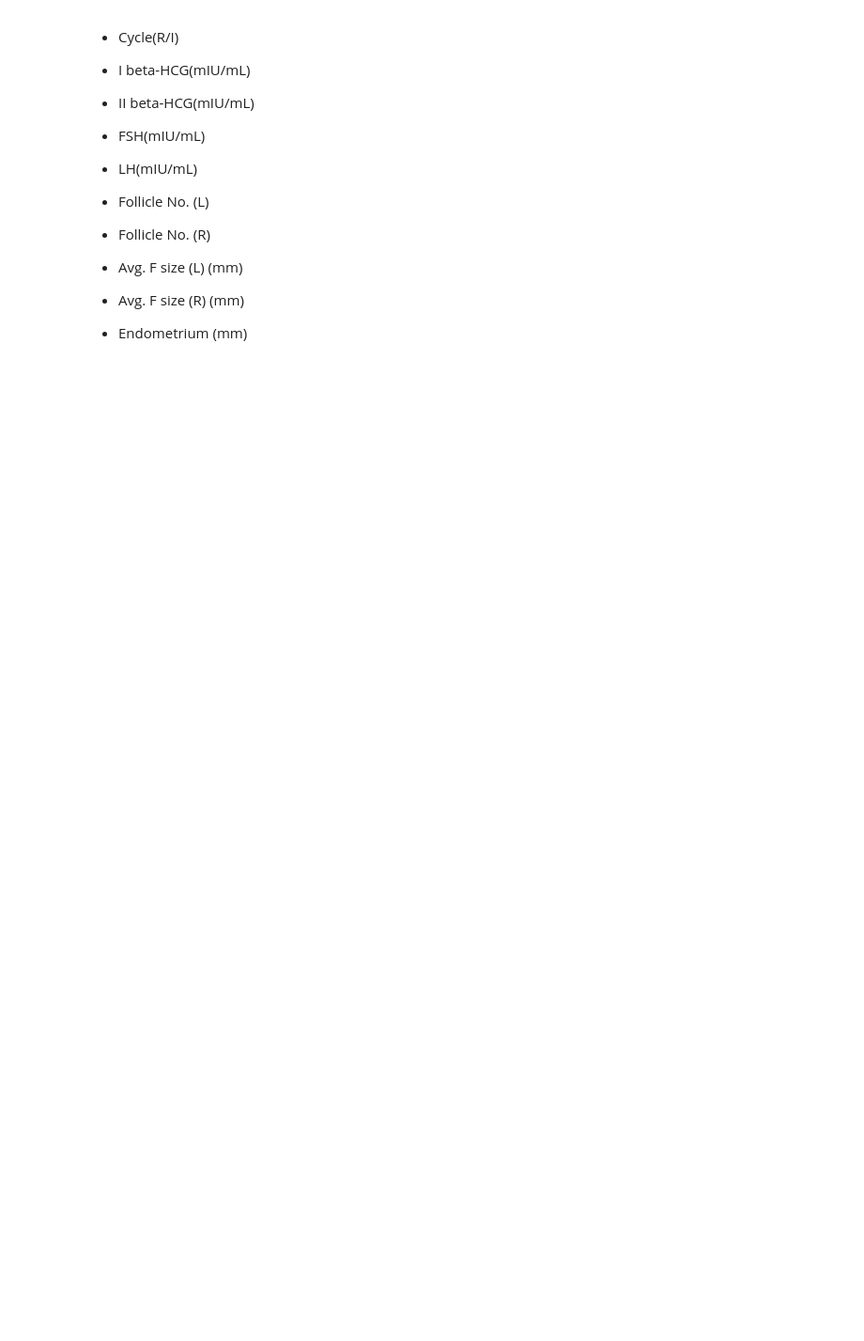
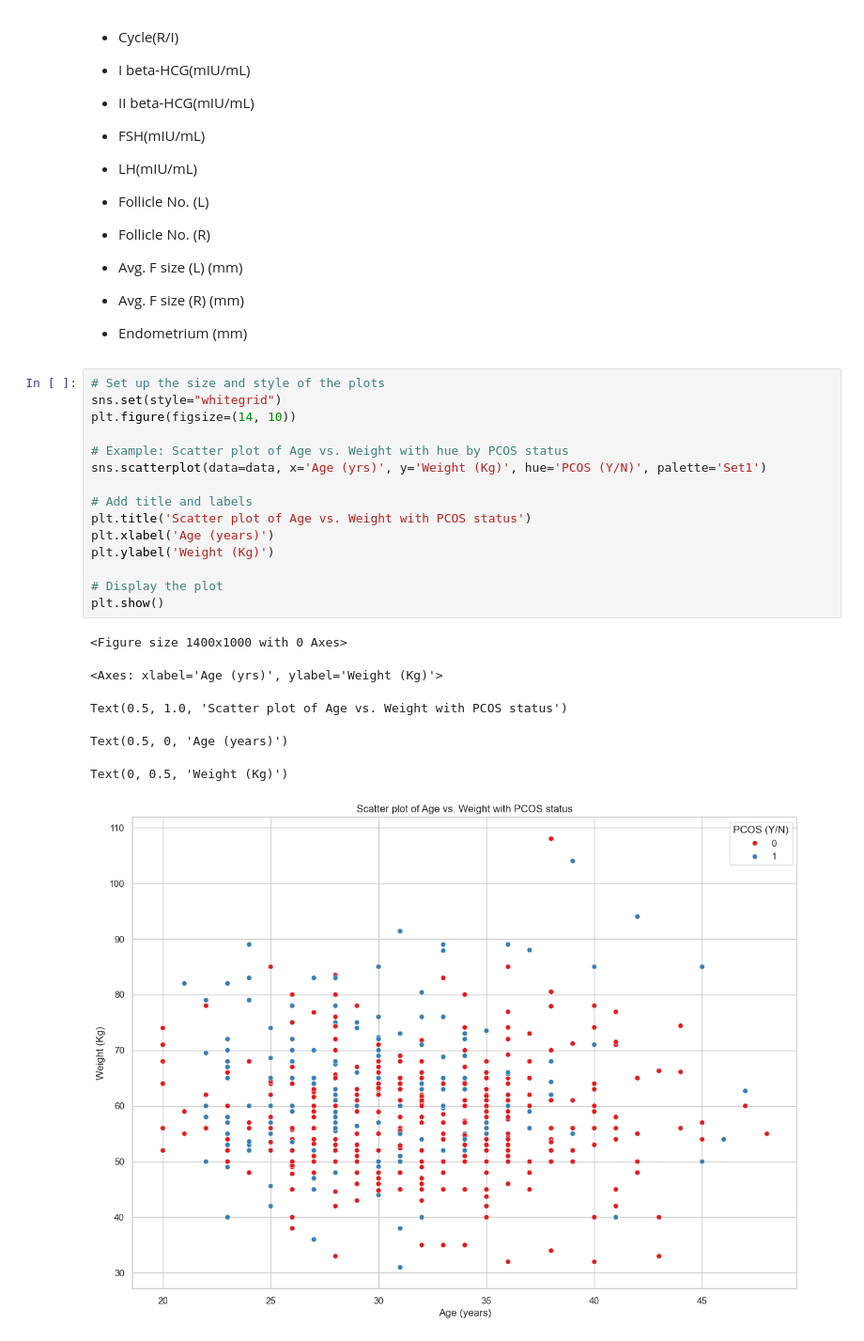
Before and after one commit to gaoyanyan666/midterm-project_PCOS, a Jupyter notebook: Code.ipynb, the cells around one changed output. Shown at 94% size. Cells and saved outputs as stored; diff of their text form; blank space fills up the shorter version.

Commit message:
add plots

```diff
--- a/Code.ipynb
+++ b/Code.ipynb
@@ -383,3 +383,25 @@ For Visualization Plots
 * Avg. F size (L) (mm)
 * Avg. F size (R) (mm)
 * Endometrium (mm)
+# %%
+# Set up the size and style of the plots
+sns.set(style="whitegrid")
+plt.figure(figsize=(14, 10))
+
+# Example: Scatter plot of Age vs. Weight with hue by PCOS status
+sns.scatterplot(data=data, x='Age (yrs)', y='Weight (Kg)', hue='PCOS (Y/N)', palette='Set1')
+
+# Add title and labels
+plt.title('Scatter plot of Age vs. Weight with PCOS status')
+plt.xlabel('Age (years)')
+plt.ylabel('Weight (Kg)')
+
+# Display the plot
+plt.show()
+# %% [output]
+<Figure size 1400x1000 with 0 Axes>
+<Axes: xlabel='Age (yrs)', ylabel='Weight (Kg)'>
+Text(0.5, 1.0, 'Scatter plot of Age vs. Weight with PCOS status')
+Text(0.5, 0, 'Age (years)')
+Text(0, 0.5, 'Weight (Kg)')
+[figure, added]
```
